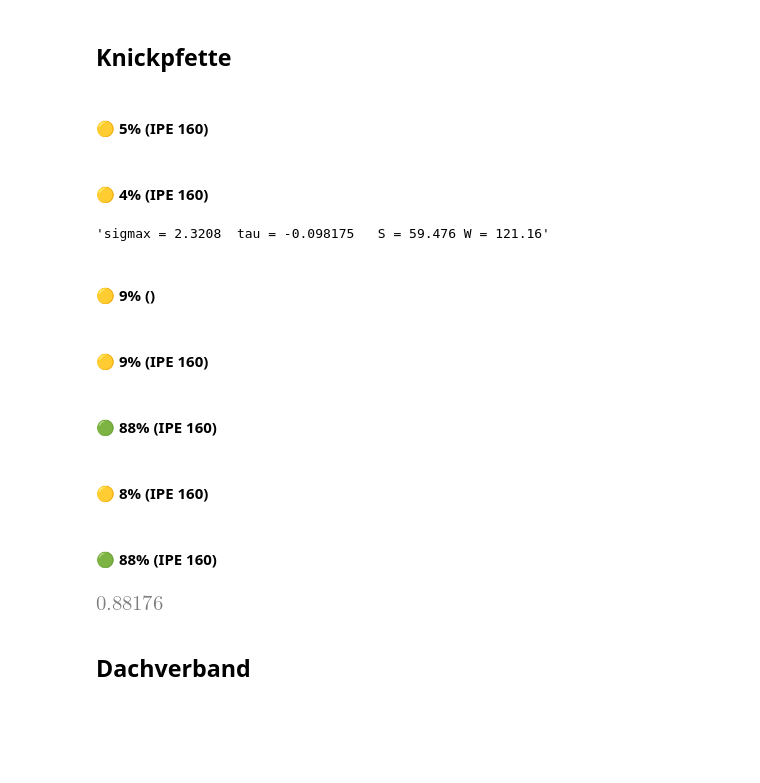
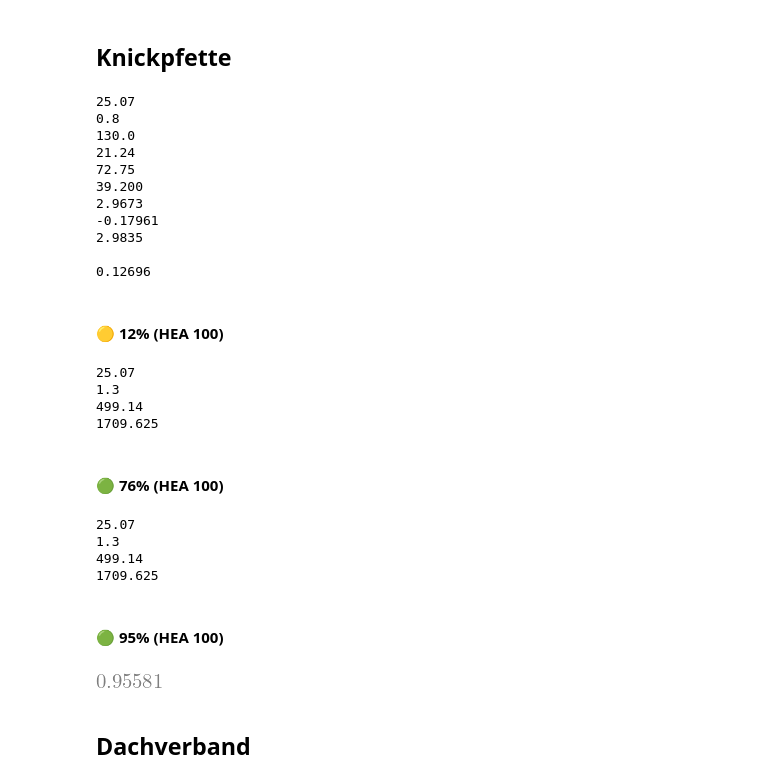
Before and after one commit to sushimako/uni-stahlbau-ue, a Jupyter notebook: Berechnungen/nachweise.ipynb, the cells around one changed output. Cells and saved outputs as stored; diff of their text form; code cells hidden in the pictures; blank space fills up the shorter version.

```diff
--- a/Berechnungen/nachweise.ipynb
+++ b/Berechnungen/nachweise.ipynb
@@ -272,7 +315,7 @@ def χLT(stab): ## Gem. EC3 (6.3.2.3)
                1 / (λLT**2),
               )
 # %%
-def BDK(um_achse, stab, sg=None):
+def BDK(um_achse, stab, sg=None, debug=True):
     last = stab.sg[sg]
     assert(stab.Lcr(um_achse))
     assert(last.ψ is not None)
@@ -280,6 +323,7 @@ def BDK(um_achse, stab, sg=None):
     N_Rd = stab.A * (stab.fy/γ_M1)
     W_y = stab.Iy/(stab.h * 0.5) ## CHECK past?
     My_Rd =  W_y * (stab.fy / γ_M1) # W_y passt?
+
 
 
     ## Beiwerte
@@ -298,15 +342,23 @@ def BDK(um_achse, stab, sg=None):
                1 - (0.1 * n_z     )/(C_MLT - 0.25),
               )
 
-
-    ## vvv dragons
-    #χ = χyz(um_achse, stab)
+    #if debug:
+    #    display(f'λz = {N(λz)}  χz = {N(χyz('z', stab))}  n_z = {N(n_z)}  C_MLT = {C_MLT}  k_LT = {N(k_LT)}')
 
     interaktionsbeiwert = {'y': k_y * C_my,
                            'z': k_LT,
                           }.get(um_achse)
 
-    res = (last.N/(χyz(um_achse, stab) * N_Rd)) + (interaktionsbeiwert * last.My/(χLT(stab) * My_Rd))
+    #if debug:
+    #    display(f'χ = {N(χyz(um_achse, stab))}  k_y = {N(k_y)}  χLT = {N(χLT(stab, debug=debug))}')
+
+    if debug:
+        print(last.N)
+        print(last.My)
+        print(N_Rd)
+        print(My_Rd)
+
+    res = (last.N/(χyz(um_achse, stab) * N_Rd)) + (interaktionsbeiwert * last.My*100/(χLT(stab, debug=debug) * My_Rd))
     return ausnutzung(N(res, 5), stab)
 
 BDK_y = partial(BDK, 'y')
@@ -474,7 +629,7 @@ BDK_z(staebe.untergurt_feld, sg='druck')
 ## UG Kragarm
 # %%
 staebe.untergurt_krag_li = Stab(
-    S235, HEB300,
+    S235, HEB320,
     l=256, Lcry=256, Lcrz=648.7,
     #l=256, Lcry=256, Lcrz=3.95,
     sg = {
@@ -510,7 +665,7 @@ staebe.untergurt_krag_li = Stab(
 # ^^^ done 2025-04-19 8:06
 
 staebe.untergurt_krag_re = Stab(
-    S235, HEB300,
+    S235, HEB320,
     l=0, Lcry=253, Lcrz=2*485.8,
     sg = {
         'druck-y': Schnittgroeszen(
@@ -618,7 +868,7 @@ staebe.strebe_UG = Stab(
             V  = 0,
         ),
         'zug': Schnittgroeszen(
-            N  = 199.97,
+            N  = 193.97,
             My = 0,
             V  = 0,
         ),
@@ -651,7 +935,7 @@ biege_knicken_z(staebe.strebe_UG, sg='druck')
 ## Knickpfette
 # %%
 staebe.knickpfette = Stab(
-    S235, IPE160, l=675, Lcry=675, Lcrz=675,
+    S235, HEA100, l=675, Lcry=675, Lcrz=675,
     sg = {
         'druck': Schnittgroeszen(
             N  = 25.07,
@@ -668,24 +952,38 @@ staebe.knickpfette = Stab(
 )
 # ^^^ done 2025-04-19 9:28
 # %%
-druck(staebe.knickpfette, sg='druck')
-kombi_MNV_y(staebe.knickpfette, sg='druck')
+#druck(staebe.knickpfette, sg='druck')
+#kombi_MNV_y(staebe.knickpfette, sg='druck')
 vglsp(staebe.knickpfette, sg='druck')
 
 BDK_y(staebe.knickpfette, sg='druck')
 BDK_z(staebe.knickpfette, sg='druck')
-biege_knicken_y(staebe.knickpfette, sg='druck')
-biege_knicken_z(staebe.knickpfette, sg='druck')
+#biege_knicken_y(staebe.knickpfette, sg='druck')
+#biege_knicken_z(staebe.knickpfette, sg='druck')
 # %% [output]
+25.07
+0.8
+130.0
+21.24
+72.75
+39.200
+2.9673
+-0.17961
+2.9835
+
+0.12696
-#### 🟡 5% (IPE 160)
+#### 🟡 12% (HEA 100)
+25.07
+1.3
+499.14
+1709.625
-#### 🟡 4% (IPE 160)
+#### 🟢 76% (HEA 100)
-'sigmax = 2.3208  tau = -0.098175   S = 59.476 W = 121.16'
+25.07
+1.3
+499.14
+1709.625
-#### 🟡 9% ()
+#### 🟢 95% (HEA 100)
-#### 🟡 9% (IPE 160)
-#### 🟢 88% (IPE 160)
-#### 🟡 8% (IPE 160)
-#### 🟢 88% (IPE 160)
-[figure, old version]
+[figure, new version]
 # %% [markdown]
 ## Dachverband
 # %%
```
Also changed, not shown: parts of 39 cells of this notebook, 1 other file.
